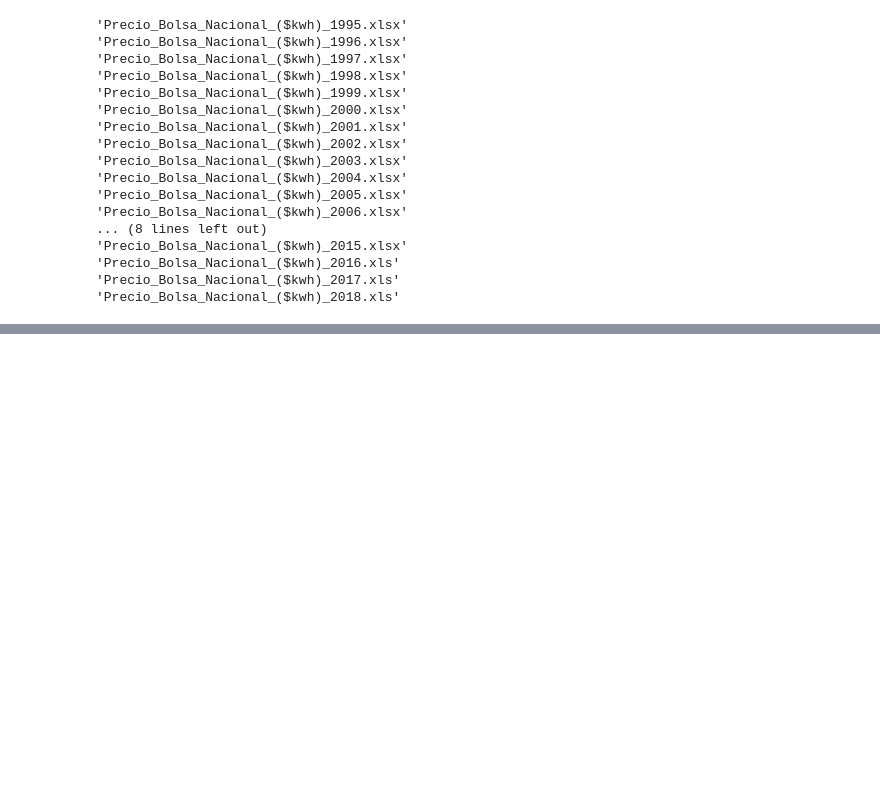
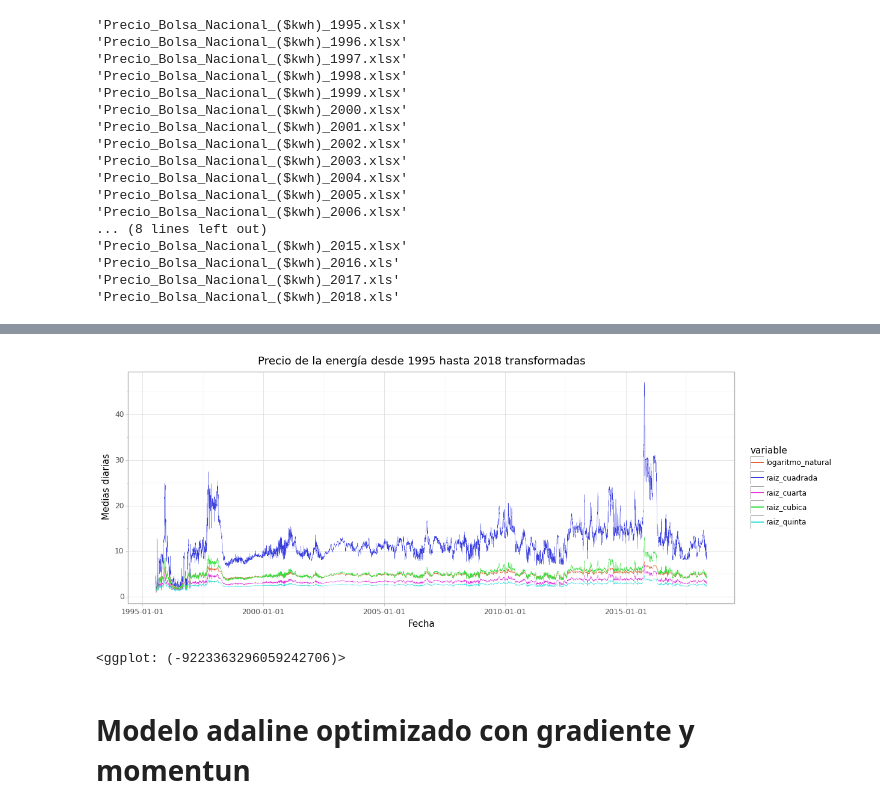
Before and after one commit to ANN-2019-2/evaluacion-AngelDMA, a Jupyter notebook: 01-precios.ipynb, the cells around one changed output, grey strips where cells are left out. Saved outputs shown, nothing was run; the diff lists cells and outputs as text; code cells hidden in the pictures; blank space fills up the shorter version.

```diff
--- a/01-precios.ipynb
+++ b/01-precios.ipynb
@@ -70,0 +208,15 @@ NameError: name 'df' is not defined
+# %%
+datos2 = datos.iloc[:,[0,2]]
+# %%
+# Raiz cuadrada
+datos2.insert(2,"raiz_cuadrada", np.sqrt(datos2['media_actualizada']), True)
+# Raiz cúbica
+datos2.insert(2, "raiz_cubica", np.cbrt(datos2['media_actualizada']), True)
+# Raiz cuarta
+datos2.insert(2, "raiz_cuarta", np.power(datos2['media_actualizada'], (1/4)), True)
+# Raiz quinta
+datos2.insert(2, "raiz_quinta", np.power(datos2['media_actualizada'], (1/5)), True)
+# Logaritmo natural
+datos2.insert(2, "logaritmo_natural", np.log(datos2['media_actualizada']), True)
+
+datos2.head()
@@ -70,0 +230,13 @@ NameError: name 'df' is not defined
+# %%
+ggplot(pd.melt(datos2.iloc[:,[0,2,3,4,5,6]], id_vars='Fecha'), aes(x='Fecha', y='value', color='variable')) +\
+theme_light() +\
+theme(figure_size=(13,5)) +\
+geom_line(size=0.15) +\
+ggtitle('Precio de la energía desde 1995 hasta 2018 transformadas') +\
+ylab('Medias diarias') +\
+scale_color_manual(values=('#DF6837','#373CDF', '#DF37DC', '#37DF41', '#37DFDC'))
+# %% [output]
+[figure, added]
+<ggplot: (-9223363296059242706)>
+# %% [markdown]
+# Modelo adaline optimizado con gradiente y momentun
```
Also changed, not shown: parts of 41 cells of this notebook, 1 other file.
